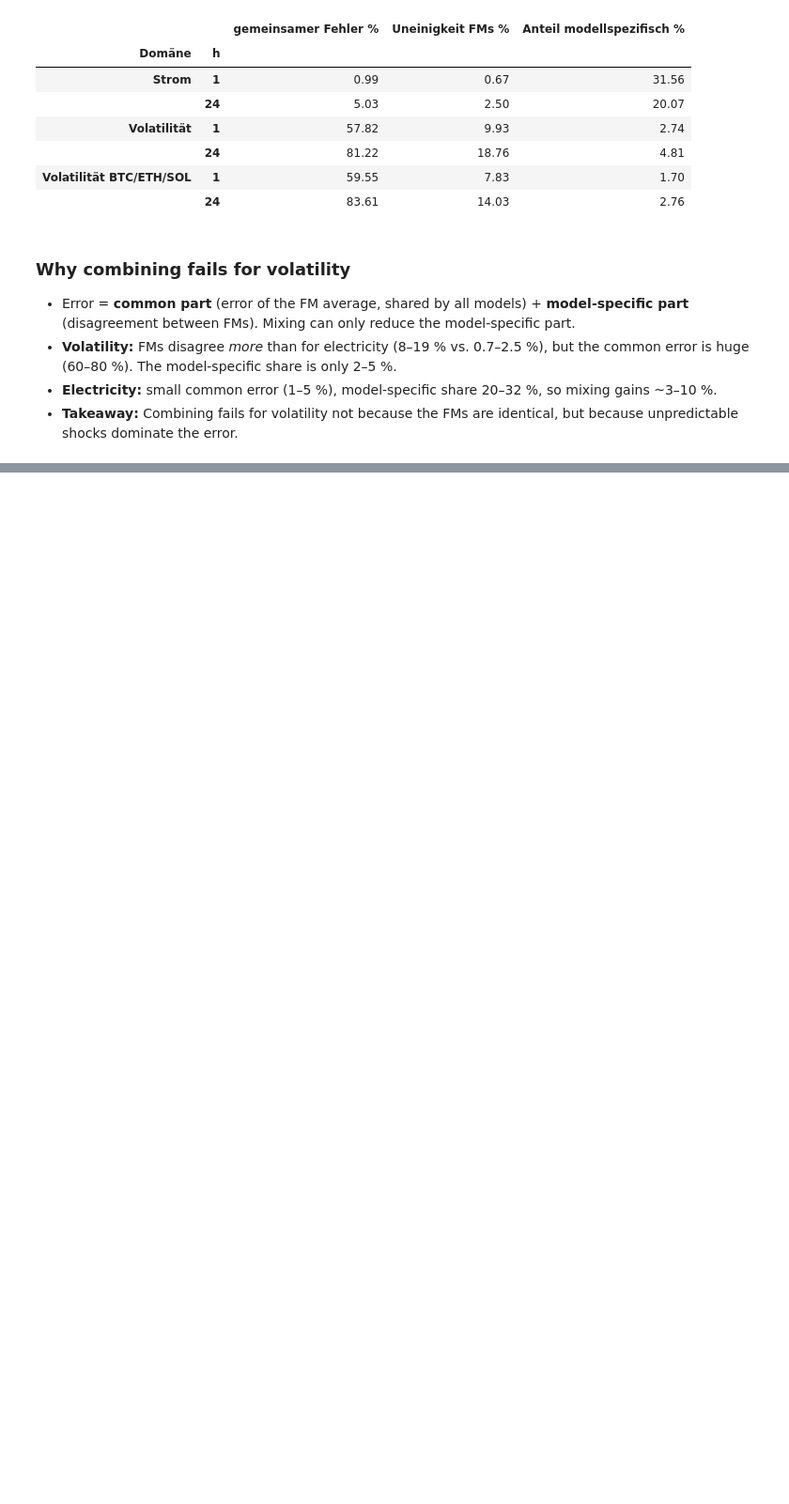
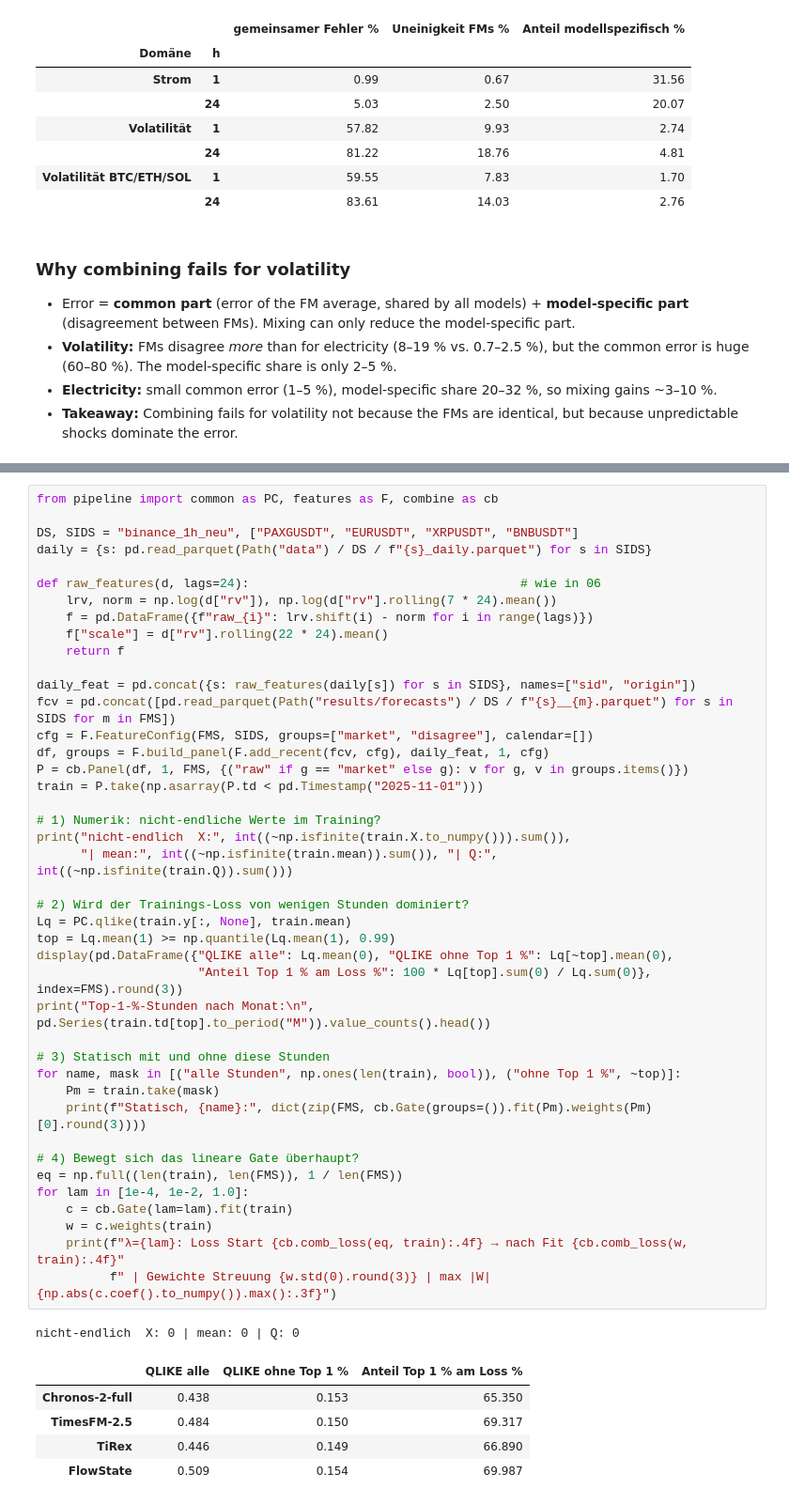
Before and after one commit to ihringerlinus/Learning_to_Forecast_Time-Series_with_Multiple_Experts, a Jupyter notebook: src/08_correlation_vs_win.ipynb, the cells around one changed output, grey strips where cells are left out. Shown at 94% size. Cells and saved outputs as stored; diff of their text form; blank space fills up the shorter version.

```diff
--- a/src/08_correlation_vs_win.ipynb
+++ b/src/08_correlation_vs_win.ipynb
@@ -237,0 +285,49 @@ display(dec.groupby(["Domäne", "h"])[["gemeinsamer Fehler %", "Uneinigkeit FMs
+# %%
+from pipeline import common as PC, features as F, combine as cb
+
+DS, SIDS = "binance_1h_neu", ["PAXGUSDT", "EURUSDT", "XRPUSDT", "BNBUSDT"]
+daily = {s: pd.read_parquet(Path("data") / DS / f"{s}_daily.parquet") for s in SIDS}
+
+def raw_features(d, lags=24):                                     # wie in 06
+    lrv, norm = np.log(d["rv"]), np.log(d["rv"].rolling(7 * 24).mean())
+    f = pd.DataFrame({f"raw_{i}": lrv.shift(i) - norm for i in range(lags)})
+    f["scale"] = d["rv"].rolling(22 * 24).mean()
+    return f
+
+daily_feat = pd.concat({s: raw_features(daily[s]) for s in SIDS}, names=["sid", "origin"])
+fcv = pd.concat([pd.read_parquet(Path("results/forecasts") / DS / f"{s}__{m}.parquet") for s in SIDS for m in FMS])
+cfg = F.FeatureConfig(FMS, SIDS, groups=["market", "disagree"], calendar=[])
+df, groups = F.build_panel(F.add_recent(fcv, cfg), daily_feat, 1, cfg)
+P = cb.Panel(df, 1, FMS, {("raw" if g == "market" else g): v for g, v in groups.items()})
+train = P.take(np.asarray(P.td < pd.Timestamp("2025-11-01")))
+
+# 1) Numerik: nicht-endliche Werte im Training?
+print("nicht-endlich  X:", int((~np.isfinite(train.X.to_numpy())).sum()),
+      "| mean:", int((~np.isfinite(train.mean)).sum()), "| Q:", int((~np.isfinite(train.Q)).sum()))
+
+# 2) Wird der Trainings-Loss von wenigen Stunden dominiert?
+Lq = PC.qlike(train.y[:, None], train.mean)
+top = Lq.mean(1) >= np.quantile(Lq.mean(1), 0.99)
+display(pd.DataFrame({"QLIKE alle": Lq.mean(0), "QLIKE ohne Top 1 %": Lq[~top].mean(0),
+                      "Anteil Top 1 % am Loss %": 100 * Lq[top].sum(0) / Lq.sum(0)}, index=FMS).round(3))
+print("Top-1-%-Stunden nach Monat:\n", pd.Series(train.td[top].to_period("M")).value_counts().head())
+
+# 3) Statisch mit und ohne diese Stunden
+for name, mask in [("alle Stunden", np.ones(len(train), bool)), ("ohne Top 1 %", ~top)]:
+    Pm = train.take(mask)
+    print(f"Statisch, {name}:", dict(zip(FMS, cb.Gate(groups=()).fit(Pm).weights(Pm)[0].round(3))))
+
+# 4) Bewegt sich das lineare Gate überhaupt?
+eq = np.full((len(train), len(FMS)), 1 / len(FMS))
+for lam in [1e-4, 1e-2, 1.0]:
+    c = cb.Gate(lam=lam).fit(train)
+    w = c.weights(train)
+    print(f"λ={lam}: Loss Start {cb.comb_loss(eq, train):.4f} → nach Fit {cb.comb_loss(w, train):.4f}"
+          f" | Gewichte Streuung {w.std(0).round(3)} | max |W| {np.abs(c.coef().to_numpy()).max():.3f}")
+# %% [output]
+nicht-endlich  X: 0 | mean: 0 | Q: 0
+|  | QLIKE alle | QLIKE ohne Top 1 % | Anteil Top 1 % am Loss % |
+| Chronos-2-full | 0.438 | 0.153 | 65.350 |
+| TimesFM-2.5 | 0.484 | 0.150 | 69.317 |
+| TiRex | 0.446 | 0.149 | 66.890 |
+| FlowState | 0.509 | 0.154 | 69.987 |
```
Also changed, not shown: parts of 6 cells of this notebook.
